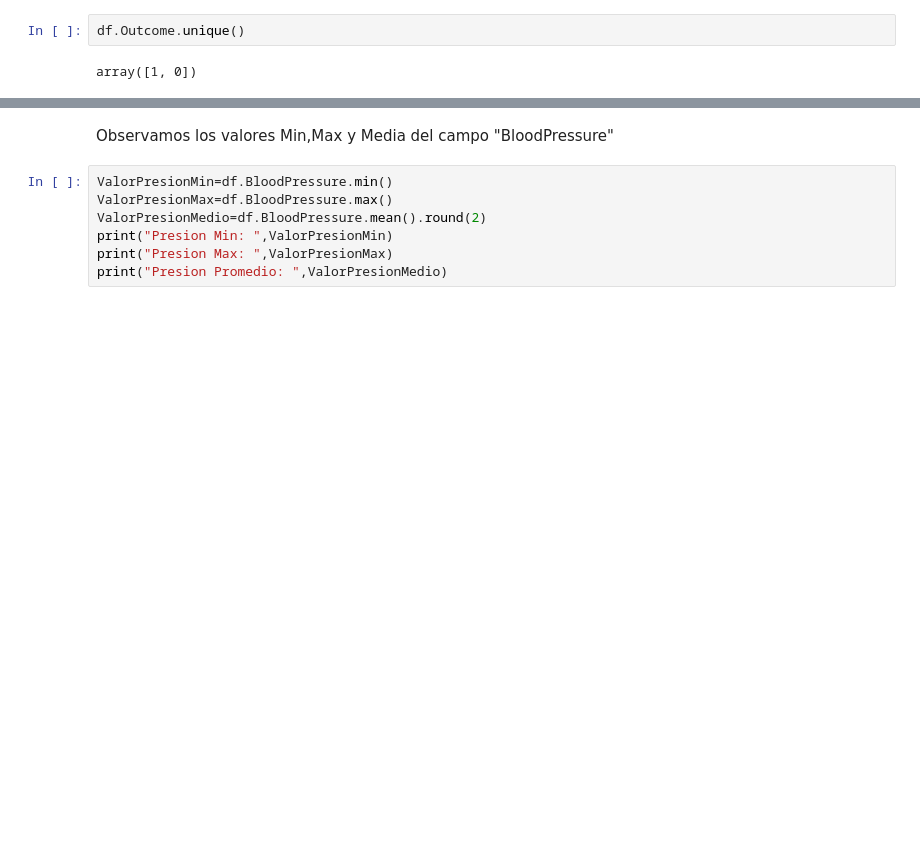
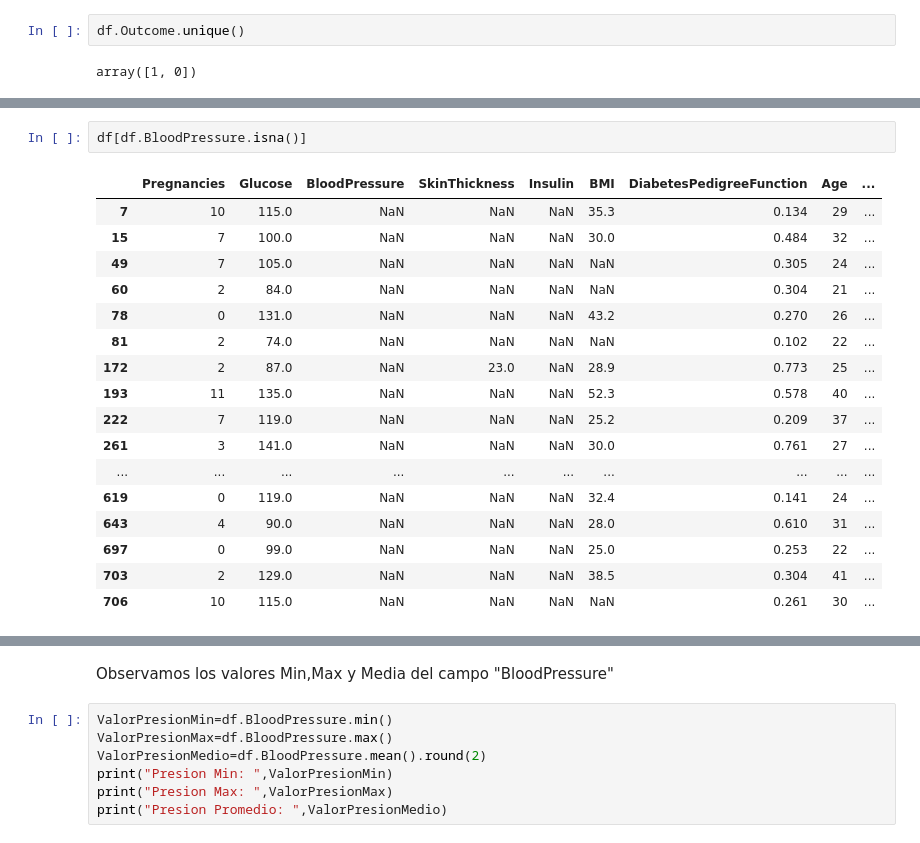
Before and after one commit to gabrielcan/ModeloDeDatosDiabetesPima, a Jupyter notebook: ModeloDiabetes.ipynb, the cells around one changed output, grey strips where cells are left out. Saved outputs shown, nothing was run; the diff lists cells and outputs as text; blank space fills up the shorter version.

```diff
--- a/ModeloDiabetes.ipynb
+++ b/ModeloDiabetes.ipynb
@@ -297,0 +363,20 @@ plt.show()
+# %%
+df[df.BloodPressure.isna()]
+# %% [output]
+|  | Pregnancies | Glucose | BloodPressure | SkinThickness | Insulin | BMI | DiabetesPedigreeFunction | Age | ... |
+| 7 | 10 | 115.0 | NaN | NaN | NaN | 35.3 | 0.134 | 29 | ... |
+| 15 | 7 | 100.0 | NaN | NaN | NaN | 30.0 | 0.484 | 32 | ... |
+| 49 | 7 | 105.0 | NaN | NaN | NaN | NaN | 0.305 | 24 | ... |
+| 60 | 2 | 84.0 | NaN | NaN | NaN | NaN | 0.304 | 21 | ... |
+| 78 | 0 | 131.0 | NaN | NaN | NaN | 43.2 | 0.270 | 26 | ... |
+| 81 | 2 | 74.0 | NaN | NaN | NaN | NaN | 0.102 | 22 | ... |
+| 172 | 2 | 87.0 | NaN | 23.0 | NaN | 28.9 | 0.773 | 25 | ... |
+| 193 | 11 | 135.0 | NaN | NaN | NaN | 52.3 | 0.578 | 40 | ... |
+| 222 | 7 | 119.0 | NaN | NaN | NaN | 25.2 | 0.209 | 37 | ... |
+| 261 | 3 | 141.0 | NaN | NaN | NaN | 30.0 | 0.761 | 27 | ... |
+| ... | ... | ... | ... | ... | ... | ... | ... | ... | ... |
+| 619 | 0 | 119.0 | NaN | NaN | NaN | 32.4 | 0.141 | 24 | ... |
+| 643 | 4 | 90.0 | NaN | NaN | NaN | 28.0 | 0.610 | 31 | ... |
+| 697 | 0 | 99.0 | NaN | NaN | NaN | 25.0 | 0.253 | 22 | ... |
+| 703 | 2 | 129.0 | NaN | NaN | NaN | 38.5 | 0.304 | 41 | ... |
+| 706 | 10 | 115.0 | NaN | NaN | NaN | NaN | 0.261 | 30 | ... |
```
Also changed, not shown: parts of 59 cells of this notebook.
